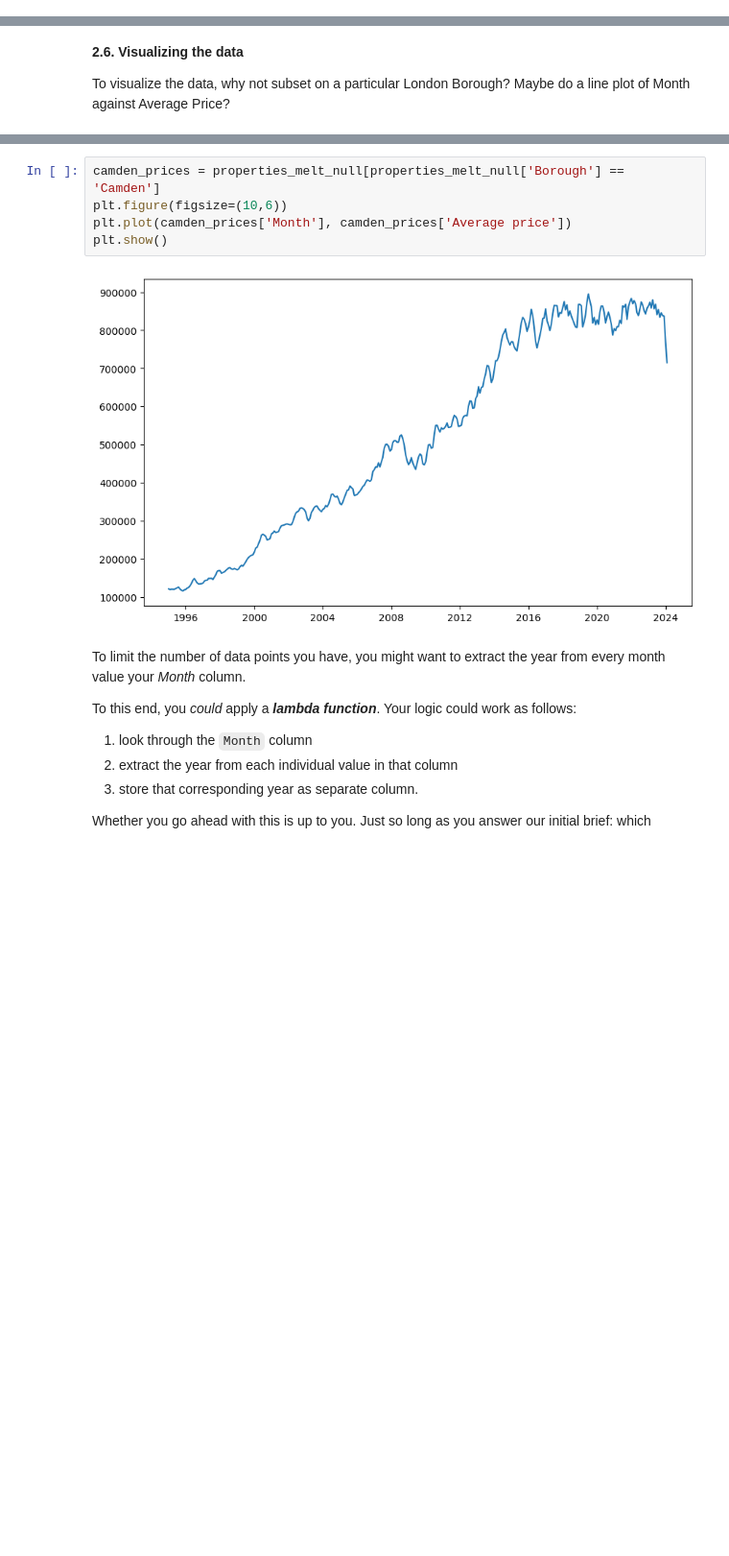
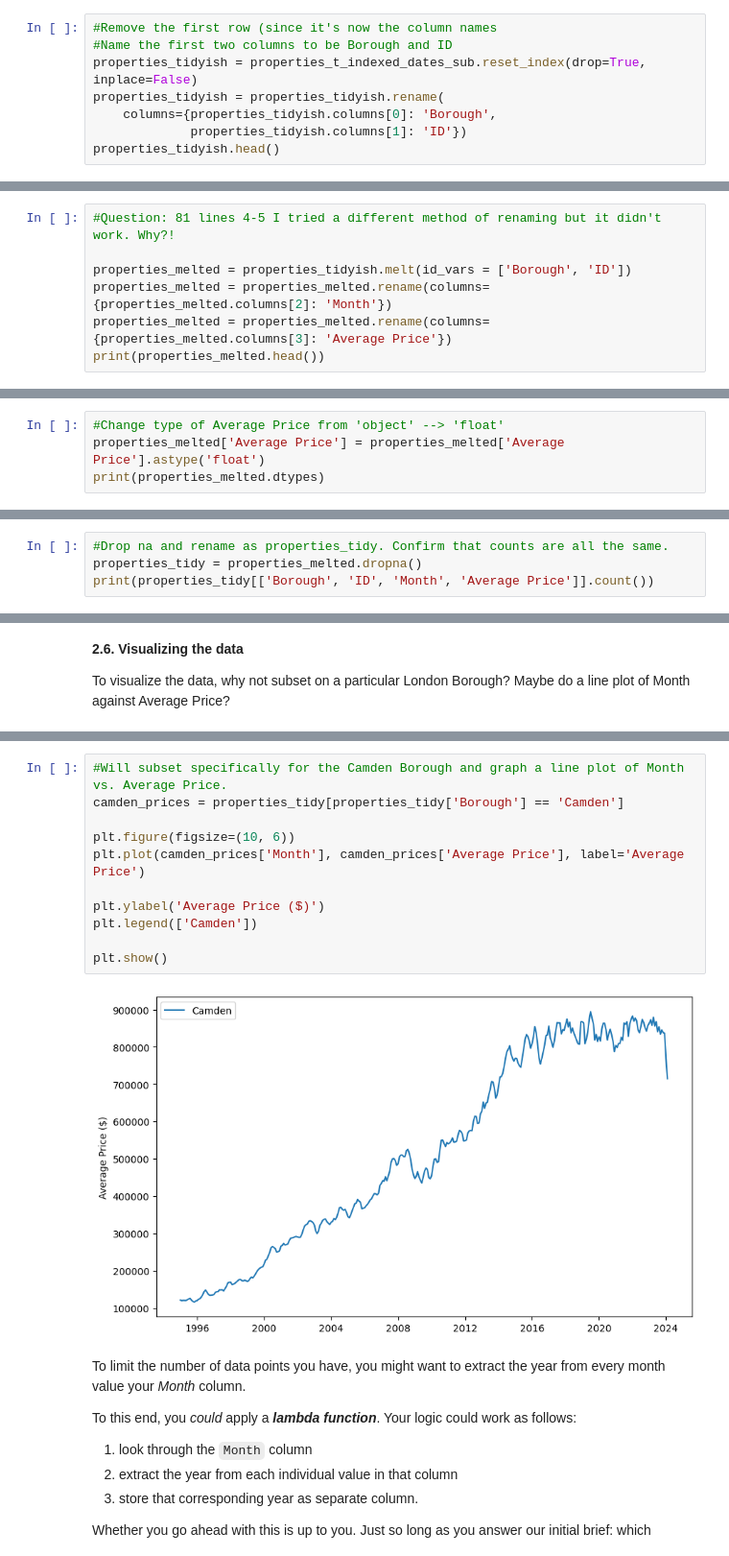
Before and after one commit to MSVWalker/Springboard, a Jupyter notebook: London_Housing/Unit_4_Challenge_Tier3.ipynb, the cells around one changed output, grey strips where cells are left out. Shown at 96% size. Cells and saved outputs as stored; diff of their text form; blank space fills up the shorter version.

```diff
--- a/London_Housing/Unit_4_Challenge_Tier3.ipynb
+++ b/London_Housing/Unit_4_Challenge_Tier3.ipynb
@@ -211,0 +213,8 @@ properties.head()
+# %%
+#Remove the first row (since it's now the column names
+#Name the first two columns to be Borough and ID
+properties_tidyish = properties_t_indexed_dates_sub.reset_index(drop=True, inplace=False)
+properties_tidyish = properties_tidyish.rename(
+    columns={properties_tidyish.columns[0]: 'Borough',
+             properties_tidyish.columns[1]: 'ID'})
+properties_tidyish.head()
@@ -241,0 +235,7 @@ properties_melt.head(20)
+# %%
+#Question: 81 lines 4-5 I tried a different method of renaming but it didn't work. Why?!
+
+properties_melted = properties_tidyish.melt(id_vars = ['Borough', 'ID'])
+properties_melted = properties_melted.rename(columns={properties_melted.columns[2]: 'Month'})
+properties_melted = properties_melted.rename(columns={properties_melted.columns[3]: 'Average Price'})
+print(properties_melted.head())
@@ -248,0 +260,4 @@ float64
+# %%
+#Change type of Average Price from 'object' --> 'float'
+properties_melted['Average Price'] = properties_melted['Average Price'].astype('float')
+print(properties_melted.dtypes)
@@ -271,0 +291,4 @@ dtype: int64
+# %%
+#Drop na and rename as properties_tidy. Confirm that counts are all the same.
+properties_tidy = properties_melted.dropna()
+print(properties_tidy[['Borough', 'ID', 'Month', 'Average Price']].count())
@@ -409,10 +305,16 @@ plt.show()
 # %%
-camden_prices = properties_melt_null[properties_melt_null['Borough'] == 'Camden']
-plt.figure(figsize=(10,6))
-plt.plot(camden_prices['Month'], camden_prices['Average price'])
+#Will subset specifically for the Camden Borough and graph a line plot of Month vs. Average Price.
+camden_prices = properties_tidy[properties_tidy['Borough'] == 'Camden']
+
+plt.figure(figsize=(10, 6))
+plt.plot(camden_prices['Month'], camden_prices['Average Price'], label='Average Price')
+
+plt.ylabel('Average Price ($)')
+plt.legend(['Camden'])
+
 plt.show()
 # %% [output]
-[figure, old version]
+[figure, new version]
 # %% [markdown]
 To limit the number of data points you have, you might want to extract the year from every month value your *Month* column.
 
```
Also changed, not shown: parts of 41 cells of this notebook.
